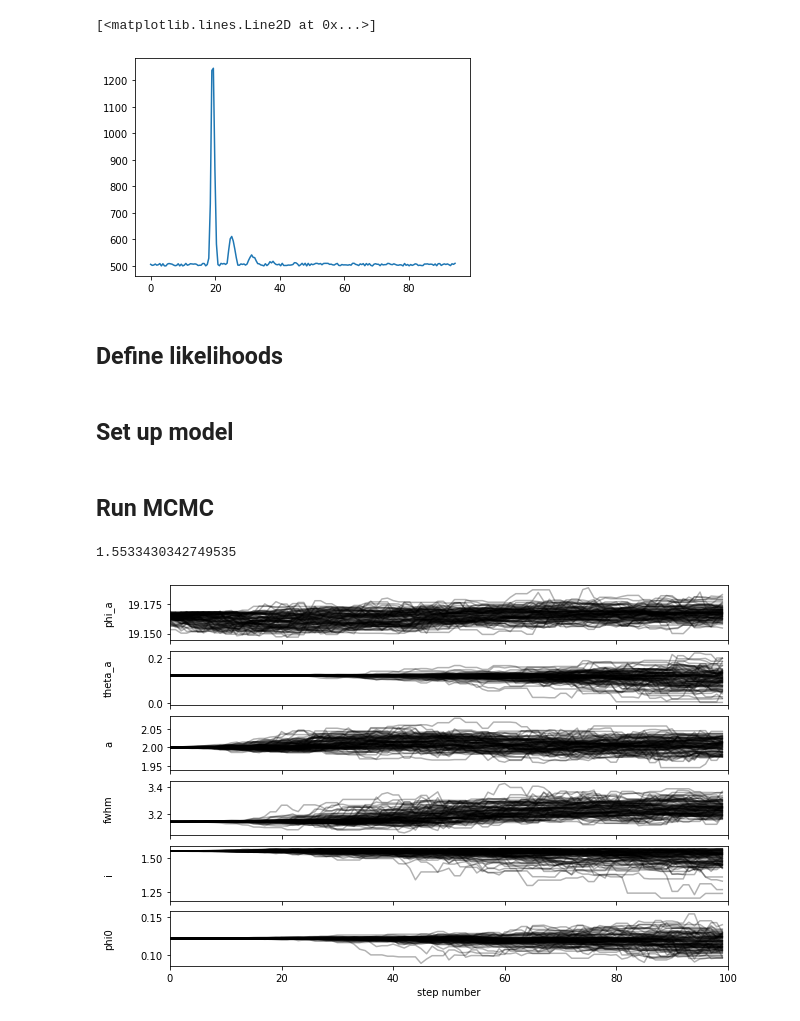
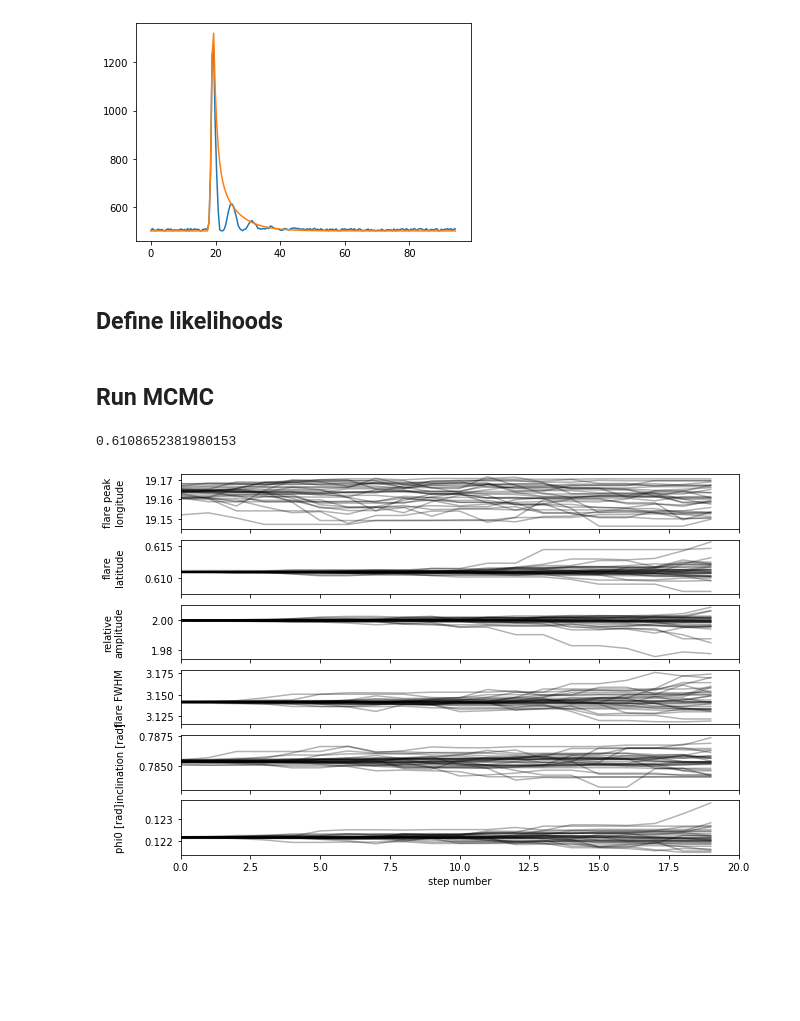
Before and after one commit to ekaterinailin/MalachiteMountains, a Jupyter notebook: analysis/notebooks/NB41_Model_fit_to_Mock_Data.ipynb, the cells around one changed output. Saved outputs shown, nothing was run; the diff lists cells and outputs as text; code cells hidden in the pictures; blank space fills up the shorter version.

Commit message:
Finished fitting to mock data.

```diff
--- a/analysis/notebooks/NB41_Model_fit_to_Mock_Data.ipynb
+++ b/analysis/notebooks/NB41_Model_fit_to_Mock_Data.ipynb
@@ -35,10 +24,10 @@ import pytest
 # %%
 N = 200
 phi_a = 6.1 * np.pi
-theta_a = 7*np.pi/180
+theta_a = 35*np.pi/180
 a = 2.
 fwhm = 1. * np.pi
-i = 89 * np.pi / 180
+i = 45 * np.pi / 180
 phi = np.linspace(0, 30*np.pi, N)
 qlum = 1e28 * u.erg/u.s
 R = .15 * R_sun
@@ -54,19 +43,13 @@ flare = aflare(phi, phi_a, fwhm, a*median,)
 flux = m + np.random.rand(N) * 10.
 flux_err = np.full(N, 5.)
 plt.plot(phi, flux)
+plt.plot(phi, flare+median);
 # %% [output]
-[<matplotlib.lines.Line2D at 0x...>]
-[figure, old version]
+[figure, new version]
 # %% [markdown]
 ## Define likelihoods
 # %%
 #inclination has an uncertainty from Vsin i measurement, give it a gauss
-i_mu, i_sigma = i, .1*i
+i_mu, i_sigma = i, .001*i
 # the maximum of the flux +/- one period should be right
-phi_a_min, phi_a_max = 0, phi[-1]
-# latitude should be 0 - 90
-theta_a_min, theta_a_max = 0, np.pi/2
-# amplitude and fwhm must be positive
-a_min, a_max, fwhm_min, fwhm_max = 0, 1e9, 0, 1e10
-
-theta_err = (i_mu, i_sigma, phi_a_min, phi_a_max, theta_a_min, theta_a_max, a_min, a_max, fwhm_min, fwhm_max)
+phi_a_max = phi[-1]
@@ -188,2 +55,0 @@ def log_probability(theta, phi, flux, flux_err, qlum, Fth, R, median, theta_err)
-# %% [markdown]
-## Set up model
@@ -190,33 +58,33 @@ def log_probability(theta, phi, flux, flux_err, qlum, Fth, R, median, theta_err)
 # %% [markdown]
 ## Run MCMC
 # %%
-import emcee
+
 inits = np.array([phi_a, theta_a, a, fwhm, i, phi0])
-pos = inits * (1. + 1e-4 * np.random.randn(100, 6))
-#pos = initial + 1e-4 * np.random.randn(32, 3)
+pos = inits * (1. + 1e-4 * np.random.randn(32, 6))
 nwalkers, ndim = pos.shape
 
 sampler = emcee.EnsembleSampler(nwalkers, ndim, log_probability,
-                                args=(phi, flux, flux_err, qlum, Fth, R, median, theta_err))
-sampler.run_mcmc(pos, 100, progress=True);
+                                args=(phi, flux, flux_err, qlum, Fth, R, median, {"i_mu":i_mu,
+                                      "i_sigma":i_sigma, "phi_a_max":phi_a_max}))
+sampler.run_mcmc(pos, 20, progress=True);
-# %%
-i
-# %% [output]
-1.5533430342749535
+# %%
+theta_a
+# %% [output]
+0.6108652381980153
 # %%
 fig, axes = plt.subplots(6, figsize=(10, 7), sharex=True)
 samples = sampler.get_chain()
-labels = ['phi_a', 'theta_a', 'a', 'fwhm', 'i', 'phi0']
+labels = ['flare peak\nlongitude', 'flare\nlatitude', 'relative\namplitude', 'flare\nFWHM', 'inclination \nrad]', 'phi0\n[rad]']
 for j in range(ndim):
     ax = axes[j]
     ax.plot(samples[:, :, j], "k", alpha=0.3)
     ax.set_xlim(0, len(samples))
     ax.set_ylabel(labels[j])
     ax.yaxis.set_label_coords(-0.1, 0.5)
 
 axes[-1].set_xlabel("step number");
-plt.savefig("mock_sample_100.png",dpi=300)
+#plt.savefig("mock_sample_sigi_i.001.png",dpi=300)
 # %% [output]
-[figure, old version]
+[figure, new version]
 # %%
 import corner
```
Also changed, not shown: parts of 8 cells of this notebook, 5 other files.
